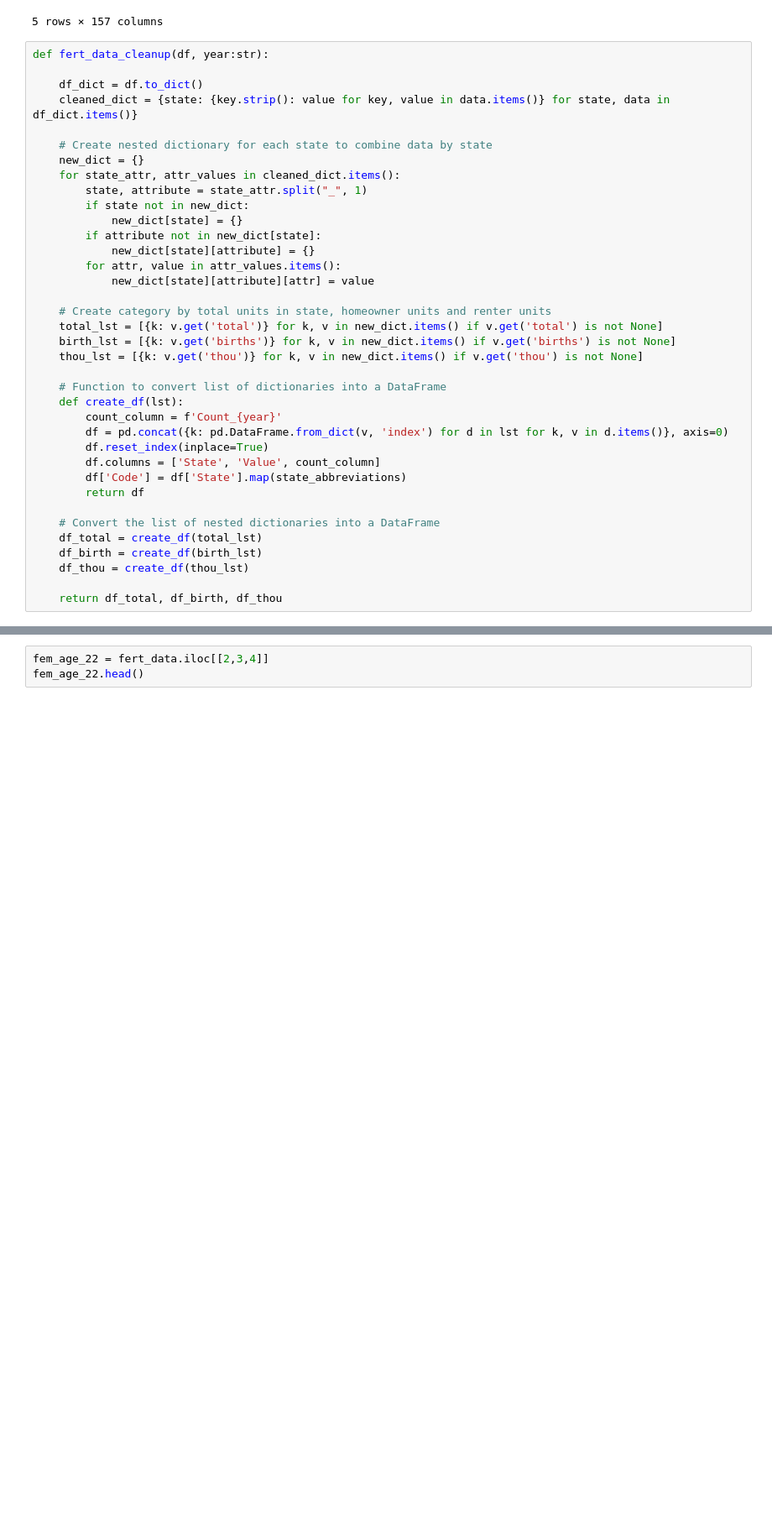
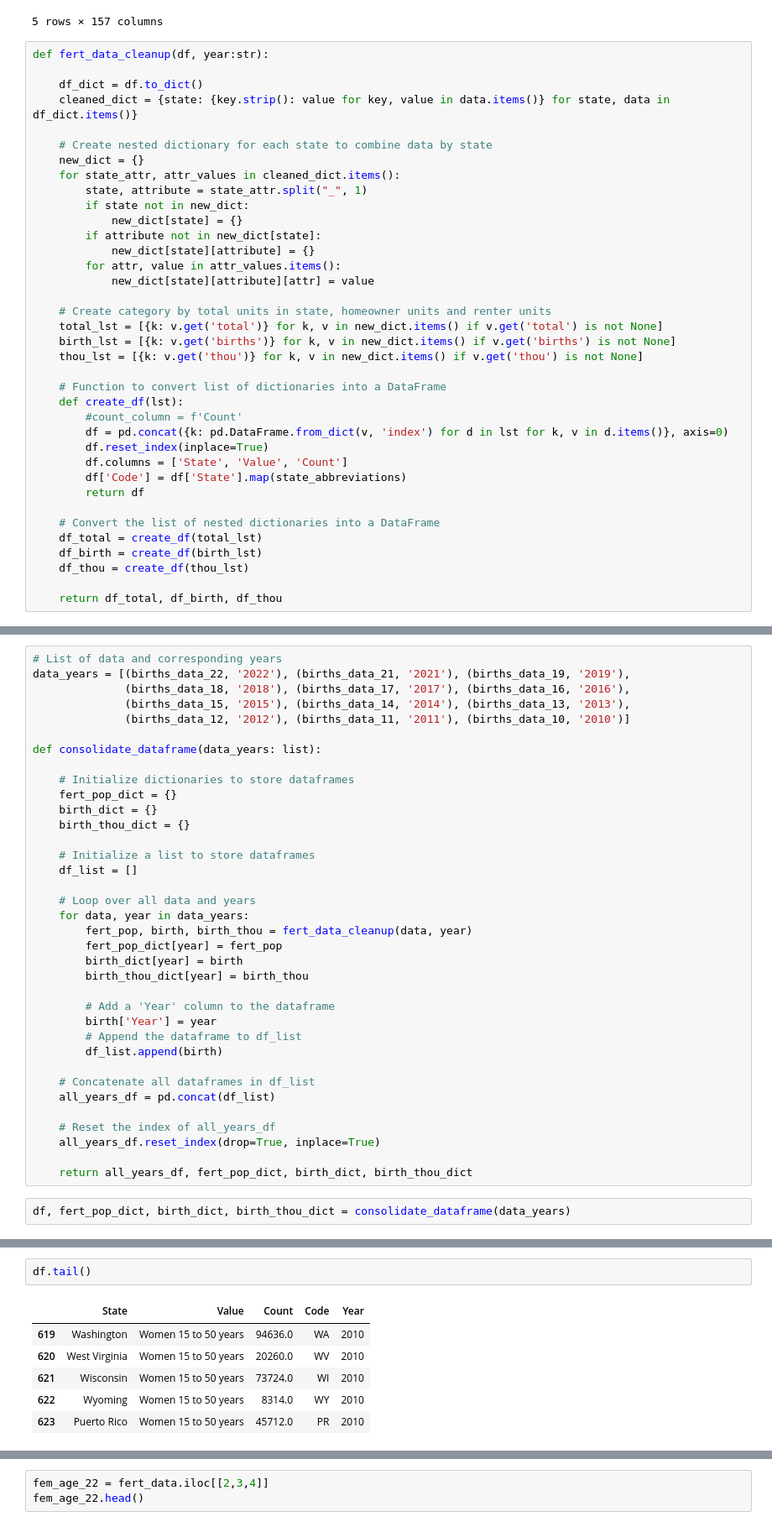
Before and after one commit to syaldram/RealEstate-vs-Demographics, a Jupyter notebook: house_char.ipynb, the cells around one changed output, grey strips where cells are left out. Shown at 84% size. Drawn from its saved outputs; the diff is of its cells as text; blank space fills up the shorter version.

Commit message:
added fertility data

```diff
--- a/house_char.ipynb
+++ b/house_char.ipynb
@@ -558,10 +558,10 @@ def fert_data_cleanup(df, year:str):
 
     # Function to convert list of dictionaries into a DataFrame
     def create_df(lst):
-        count_column = f'Count_{year}'
+        #count_column = f'Count'
         df = pd.concat({k: pd.DataFrame.from_dict(v, 'index') for d in lst for k, v in d.items()}, axis=0)
         df.reset_index(inplace=True)
-        df.columns = ['State', 'Value', count_column]
+        df.columns = ['State', 'Value', 'Count']
         df['Code'] = df['State'].map(state_abbreviations)
         return df
 
@@ -573,0 +587,38 @@ def fert_data_cleanup(df, year:str):
+# %%
+# List of data and corresponding years
+data_years = [(births_data_22, '2022'), (births_data_21, '2021'), (births_data_19, '2019'),
+              (births_data_18, '2018'), (births_data_17, '2017'), (births_data_16, '2016'),
+              (births_data_15, '2015'), (births_data_14, '2014'), (births_data_13, '2013'),
+              (births_data_12, '2012'), (births_data_11, '2011'), (births_data_10, '2010')]
+
+def consolidate_dataframe(data_years: list):
+
+    # Initialize dictionaries to store dataframes
+    fert_pop_dict = {}
+    birth_dict = {}
+    birth_thou_dict = {}
+
+    # Initialize a list to store dataframes
+    df_list = []
+
+    # Loop over all data and years
+    for data, year in data_years:
+        fert_pop, birth, birth_thou = fert_data_cleanup(data, year)
+        fert_pop_dict[year] = fert_pop
+        birth_dict[year] = birth
+        birth_thou_dict[year] = birth_thou
+
+        # Add a 'Year' column to the dataframe
+        birth['Year'] = year
+        # Append the dataframe to df_list
+        df_list.append(birth)
+
+    # Concatenate all dataframes in df_list
+    all_years_df = pd.concat(df_list)
+
+    # Reset the index of all_years_df
+    all_years_df.reset_index(drop=True, inplace=True)
+
+    return all_years_df, fert_pop_dict, birth_dict, birth_thou_dict
+# %%
+df, fert_pop_dict, birth_dict, birth_thou_dict = consolidate_dataframe(data_years)
@@ -573,0 +643,9 @@ def fert_data_cleanup(df, year:str):
+# %%
+df.tail()
+# %% [output]
+|  | State | Value | Count | Code | Year |
+| 619 | Washington | Women 15 to 50 years | 94636.0 | WA | 2010 |
+| 620 | West Virginia | Women 15 to 50 years | 20260.0 | WV | 2010 |
+| 621 | Wisconsin | Women 15 to 50 years | 73724.0 | WI | 2010 |
+| 622 | Wyoming | Women 15 to 50 years | 8314.0 | WY | 2010 |
+| 623 | Puerto Rico | Women 15 to 50 years | 45712.0 | PR | 2010 |
```
Also changed, not shown: parts of 21 cells of this notebook, 2 other files.
